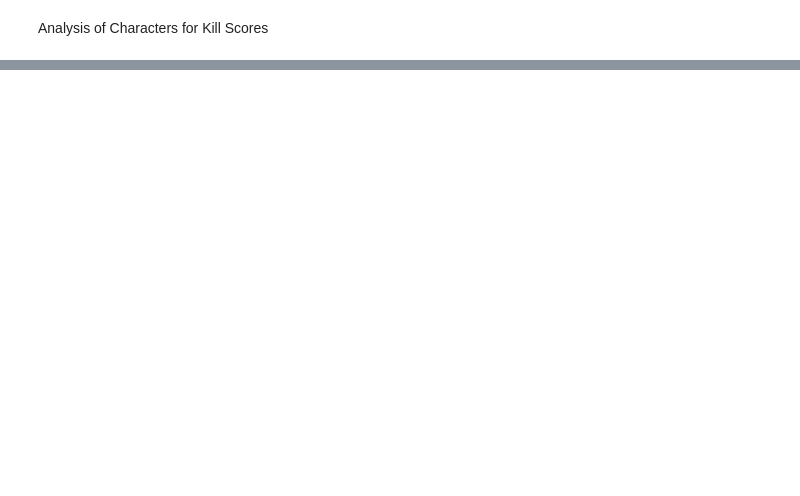
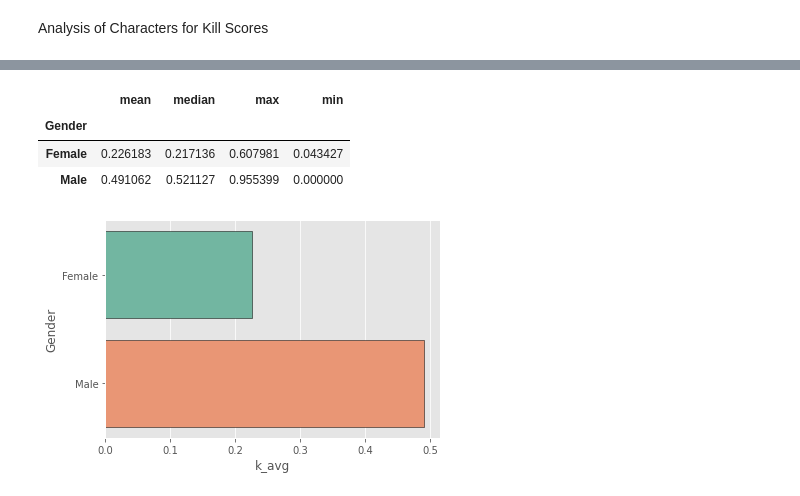
Before and after one commit to Warspiteful/InsaneGenshinProject, a Jupyter notebook: PythonAnalysis/DataAnalysis.ipynb, the cells around one changed output, grey strips where cells are left out. Saved outputs shown, nothing was run; the diff lists cells and outputs as text; code cells hidden in the pictures; blank space fills up the shorter version.

Commit message:
Finished Analyzing Individual Elements, Need Comprehensive

```diff
--- a/PythonAnalysis/DataAnalysis.ipynb
+++ b/PythonAnalysis/DataAnalysis.ipynb
@@ -259,0 +289,3 @@ print("The highest marriage score was", df['k_avg'].max())
+# %%
+df.sort_values(by=['k_avg'], ascending = False, inplace = True)
+df[['k_avg', 'charName','Gender', 'Element','Weapon','Region']].head(5)
@@ -259,0 +299,3 @@ print("The highest marriage score was", df['k_avg'].max())
+# %%
+df.sort_values(by=['k_avg'], ascending = True, inplace = True)
+df[['k_avg', 'charName','Gender', 'Element','Weapon','Region']].head(5)
@@ -259,0 +318,4 @@ print("The highest marriage score was", df['k_avg'].max())
+# %%
+df_scores = df.drop(columns=['f_val','m_val','k_val', 'charName', 'sum'])
+df_scores.head()
+df_scores_corr =  df_scores.copy(deep=False)
@@ -259,0 +395,16 @@ print("The highest marriage score was", df['k_avg'].max())
+# %%
+df_scores.groupby('Gender').k_avg.agg(['mean', 'median', 'max', 'min'])
+# %% [output]
+|  | mean | median | max | min |
+| Gender |  |  |  |  |
+| Female | 0.226183 | 0.217136 | 0.607981 | 0.043427 |
+| Male | 0.491062 | 0.521127 | 0.955399 | 0.000000 |
+# %%
+#plot percent tested against borough using seaborn
+sns.barplot(x="k_avg", y="Gender",
+            data=df_scores, orient = 'h', palette = "Set2", ci = None,
+            edgecolor = "black", lw = '0.5', order=df_scores.groupby('Gender').k_avg.agg(['mean']).sort_values('mean').index
+            )
+plt.show()
+# %% [output]
+[figure, added]
```
Also changed, not shown: parts of 64 cells of this notebook.
